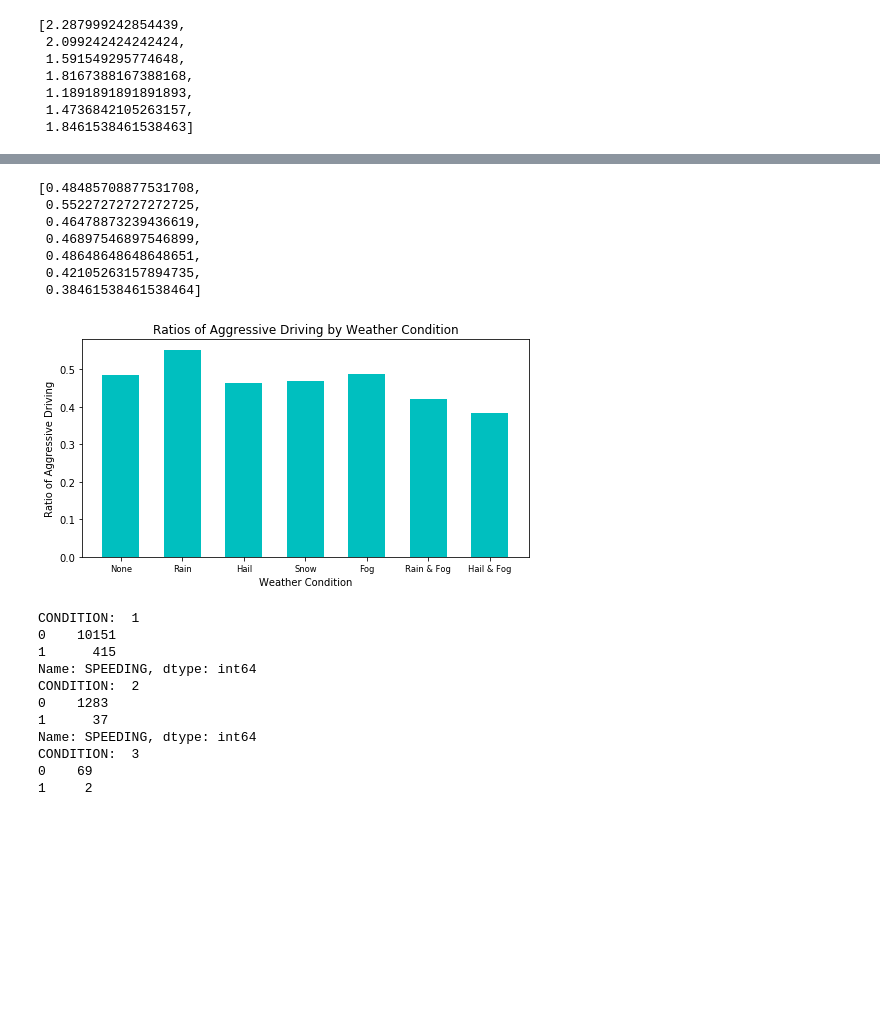
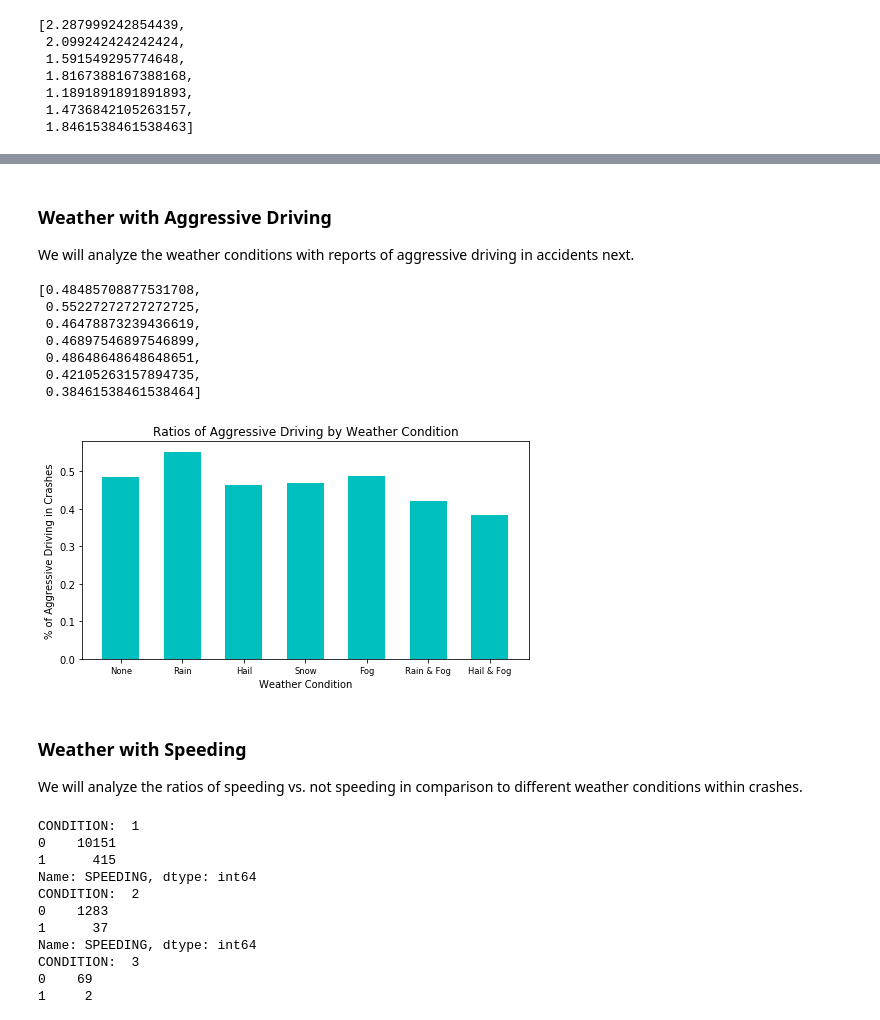
Before and after one commit to andythai/allegheny-crashes, a Jupyter notebook: FinalProject.ipynb, the cells around one changed output, grey strips where cells are left out. Saved outputs shown, nothing was run; the diff lists cells and outputs as text; code cells hidden in the pictures; blank space fills up the shorter version.

```diff
--- a/FinalProject.ipynb
+++ b/FinalProject.ipynb
@@ -307,3 +368,6 @@ df_weather_mean_sev
+# %% [markdown]
+<h3>Weather with Aggressive Driving</h3>
+We will analyze the weather conditions with reports of aggressive driving in accidents next.
 # %%
 # Create dataframe for weather with aggressive driving
 df_weather_speed = df_trimmed[category_conditions + category_speed]
@@ -364,16 +428,20 @@ df_weather_agg_ratio
 # %%
 #Bar Graph of ratios of aggressive driving per weather condition
 x_lbls = ['None','Rain', 'Hail', 'Snow', 'Fog', 'Rain & Fog', 'Hail & Fog']
 y = df_weather_agg_ratio
 plt.figure(figsize=(8,4))
 weather_agg_plt = plt.bar(range(1, len(x_lbls) + 1), y, width=0.6, color='c')
 plt.xticks(range(1,len(x_lbls) + 1), x_lbls, size='small')
 plt.title("Ratios of Aggressive Driving by Weather Condition")
-plt.ylabel('Ratio of Aggressive Driving')
+plt.ylabel('% of Aggressive Driving in Crashes')
 plt.xlabel('Weather Condition')
 plt.show()
 # %% [output]
-[figure, old version]
+[figure, new version]
+# %% [markdown]
+<h3>Weather with Speeding</h3>
+
+We will analyze the ratios of speeding vs. not speeding in comparison to different weather conditions within crashes.
 # %%
 # Weather with speeding
 df_weather_speeding = df_weather_speed[['WEATHER','SPEEDING']]
```
Also changed, not shown: parts of 28 cells of this notebook.
